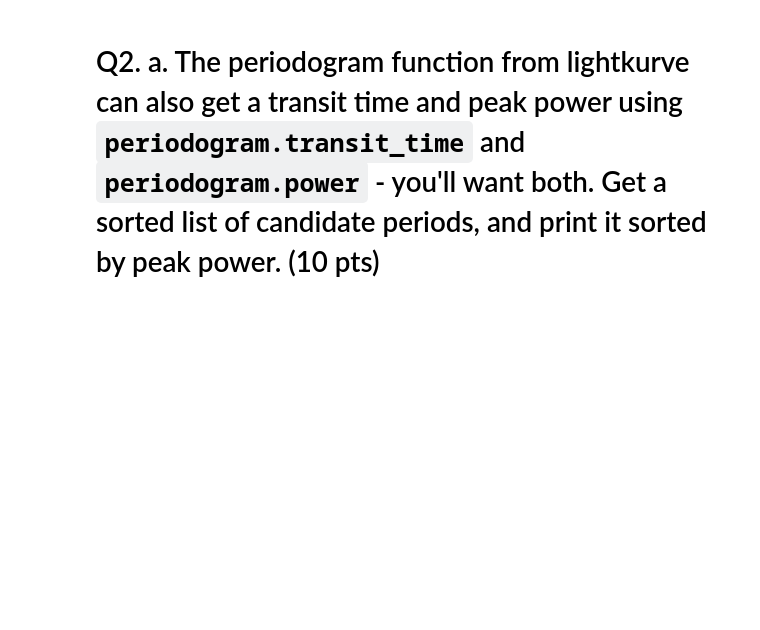
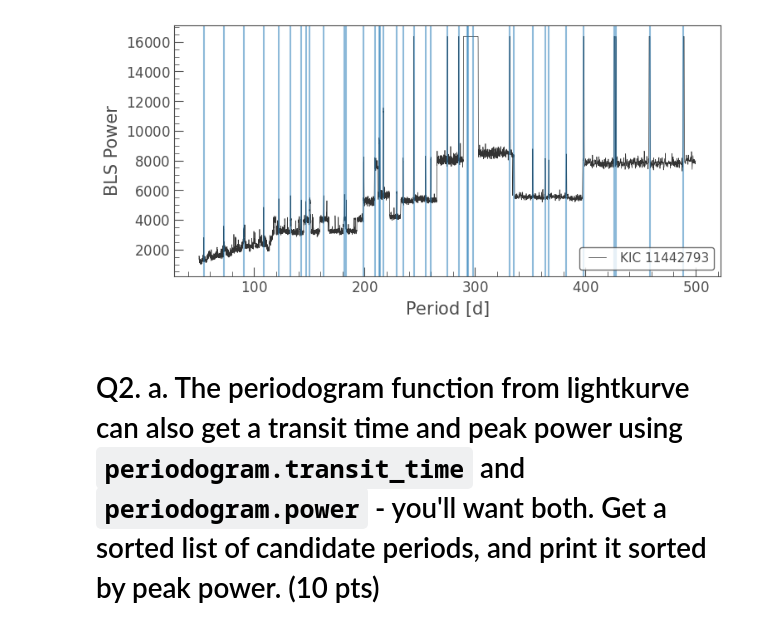
Before and after one commit to gnarayan/ast596_2023_Spring, a Jupyter notebook: homework/05/hw05.ipynb, the cells around one changed output. Saved outputs shown, nothing was run; the diff lists cells and outputs as text; code cells hidden in the pictures; blank space fills up the shorter version.

```diff
--- a/homework/05/hw05.ipynb
+++ b/homework/05/hw05.ipynb
@@ -75,2 +81,24 @@ clc.scatter();
+# %%
+# use find peaks
+    # if very near even multiples of 1 ie 50, 51 -  not 50.04 then disregard
+    # otherwise use hline with some with and alpha to highlight the peaks of interest
+        # might be easier to make a second list of interesting ones so can sort later
+
+# remove stuff near 1 yr
+idx_e = np.where(np.isclose(pg.period.value, u.yr.to(u.d), rtol=1e-3))[0]
+periods = np.delete(pg.period.value, idx_e)
+powers = np.delete(pg.power.value, idx_e)
+
+# get the peaks
+idx_p = find_peaks(powers, prominence=1500)[0] # get the indices of the peaks
+peak_p = periods[idx_p]
+peak_powers = powers[idx_p]
+# %%
+ax = pg.plot()
+
+for p in peak_p:
+    ax.axvline(x=p, alpha=0.5)
+# %% [output]
+[figure, added]
 # %% [markdown]
 # Q2. a. The periodogram function from lightkurve can also get a transit time and peak power using `periodogram.transit_time` and `periodogram.power` - you'll want both. Get a sorted list of candidate periods, and print it sorted by peak power. (10 pts)
```
Also changed, not shown: parts of 18 cells of this notebook.
